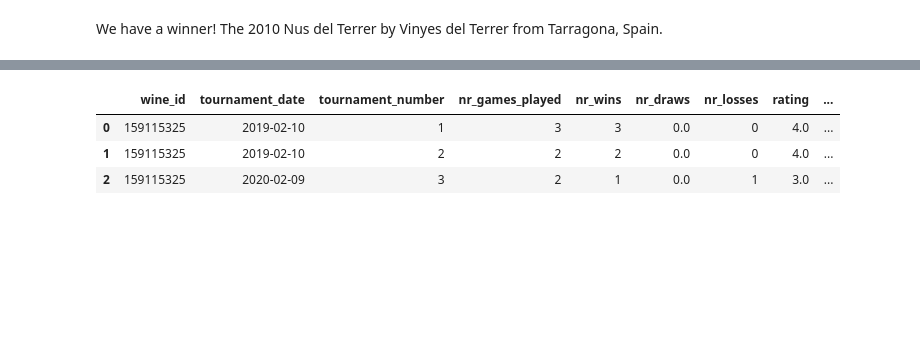
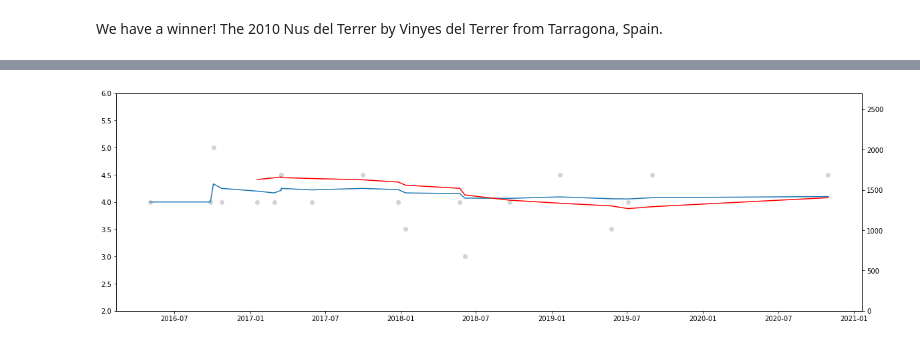
Before and after one commit to RoaldSchuring/WineELO, a Jupyter notebook: wine_elo.ipynb, the cells around one changed output, grey strips where cells are left out. Saved outputs shown, nothing was run; the diff lists cells and outputs as text; code cells hidden in the pictures; blank space fills up the shorter version.

```diff
--- a/wine_elo.ipynb
+++ b/wine_elo.ipynb
@@ -266,12 +294,21 @@ wine_reviews_cleaned.loc[(wine_reviews_cleaned['reviewer'] == '938034')]
 # %%
 reviews_and_scores = pd.merge(one_wine_results, wine_reviews_cleaned, left_on=['reviewer', 'wine_id', 'tournament_date'], right_on=['reviewer', 'wine_id', 'final_review_date'], how='left').drop_duplicates(subset='tournament_number')
 reviews_and_scores['rating_cumsum'] = reviews_and_scores['rating'].cumsum()
 reviews_and_scores['ma_rating'] = reviews_and_scores['rating_cumsum']/reviews_and_scores['tournament_number']
+reviews_and_scores['ma_elo'] = reviews_and_scores['elo_rating'].rolling(5).mean()
 reviews_and_scores[['wine_id', 'tournament_date', 'tournament_number', 'nr_games_played', 'nr_wins', 'nr_draws', 'nr_losses', 'rating', 'ma_rating', 'elo_rating']]
+
+fig, ax = plt.subplots(figsize=(20,6))
+ax.plot(reviews_and_scores['tournament_date'], reviews_and_scores['ma_rating'])
+ax.set_ylim([2, 6])
+ax2 = ax.twinx()
+ax2.plot(reviews_and_scores['tournament_date'], reviews_and_scores['ma_elo'], color='r')
+ax2.set_ylim([0, 2700])
+ax.scatter(reviews_and_scores['tournament_date'], reviews_and_scores['rating'], color='lightgrey')
+
+# plt.xticks(list(range(len(reviews_and_scores['ma_rating']))), reviews_and_scores['tournament_date'])
+plt.show()
 # %% [output]
-|  | wine_id | tournament_date | tournament_number | nr_games_played | nr_wins | nr_draws | nr_losses | rating | ... |
-| 0 | 159115325 | 2019-02-10 | 1 | 3 | 3 | 0.0 | 0 | 4.0 | ... |
-| 1 | 159115325 | 2019-02-10 | 2 | 2 | 2 | 0.0 | 0 | 4.0 | ... |
-| 2 | 159115325 | 2020-02-09 | 3 | 2 | 1 | 0.0 | 1 | 3.0 | ... |
+[figure, added]
 # %%
 average_ratings = reviews_and_scores.groupby('wine_id').mean('rating')['rating'].reset_index()
```
Also changed, not shown: parts of 16 cells of this notebook, 4 other files.
